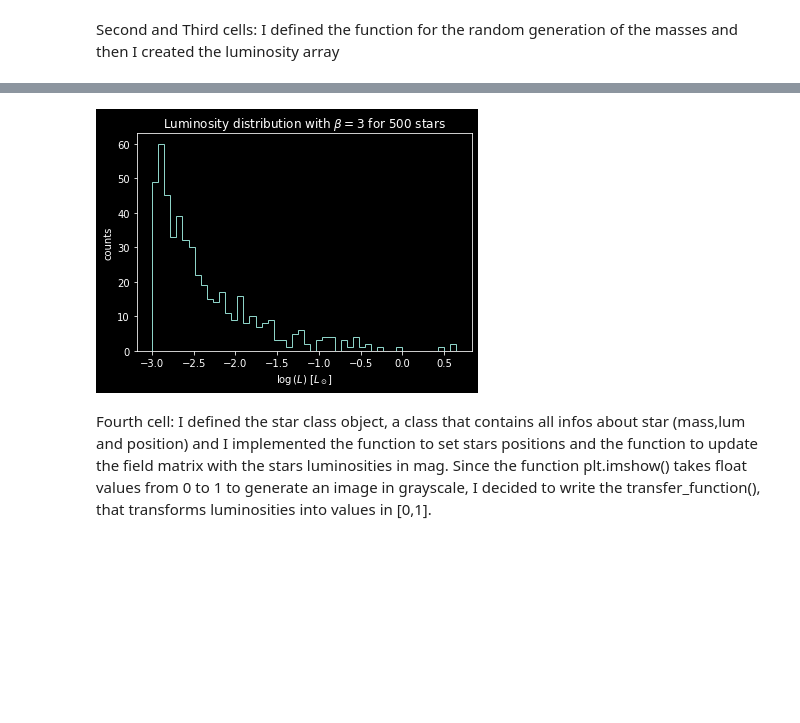
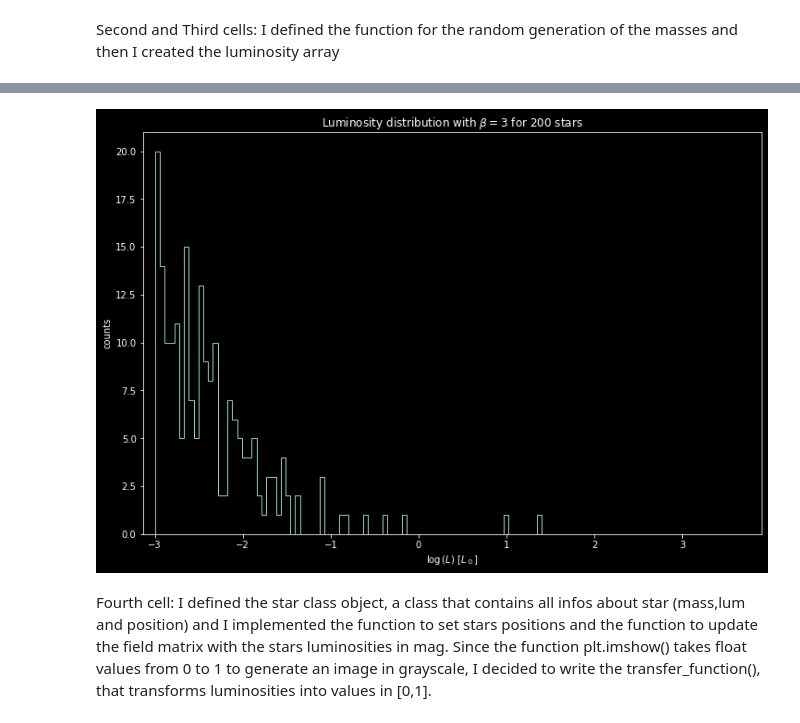
Before and after one commit to 00-berni/proj_2, a Jupyter notebook: implementation_notebook.ipynb, the cells around one changed output, grey strips where cells are left out. Saved outputs shown, nothing was run; the diff lists cells and outputs as text; code cells hidden in the pictures; blank space fills up the shorter version.

```diff
--- a/implementation_notebook.ipynb
+++ b/implementation_notebook.ipynb
@@ -10,9 +10,9 @@ import matplotlib.pyplot as plt
 from scipy.signal import fftconvolve
 
 # dimension of the matrix
-N = int(5e2+1)
+N = int(2e2+1)
 # number of stars
-M = int(5e2)
+M = int(2e2)
 
 ## Set parameters
 alpha = 2
@@ -33,11 +33,12 @@ Second and Third cells: I defined the function for the random generation of the
 #   distribuited like the IMF
 #	param	min	minimum imf value
 # 	param	max	maximum	imf value
+#	param	sdim	number of stars. Set to M
 #
-# 	return	m	M array of masses distributed like imf
-def generate_mass_array(min,max):
+# 	return	m	{dim} array of masses distributed like imf
+def generate_mass_array(min,max,sdim=M):
 	np.random.seed()
-	imf = np.random.rand(M)*(max-min)+min
+	imf = np.random.rand(sdim)*(max-min)+min
 	return imf**(-1/alpha)
 
 # M array of masses in solar mass unit
@@ -45,12 +46,14 @@ m = generate_mass_array(IMF_min,IMF_max)
 
 ## Plot data
 
+plt.figure(figsize=(12,8))
 plt.title(f'Mass distribution with $\\alpha = {alpha}$ and {M} stars')
-plt.hist(m,50,histtype='step')
+plt.hist(m,int(3*M/5),histtype='step')
+plt.xscale('log')
+plt.xlim(0.09,20)
 plt.xlabel('m [$M_\odot$]')
 plt.ylabel('counts')
 
-#plt.plot(m,'o-')
 
 plt.show()
 # %% [output]
@@ -58,17 +61,19 @@ plt.show()
 # %%
 # THIRD CELL
 # M array of luminosities in solar luminosity unit
 L = m**beta
 
 ## Plot data
+plt.figure(figsize=(12,8))
 plt.title(f'Luminosity distribution with $\\beta = {beta}$ for {M} stars')
-plt.hist(np.log10(L),50,histtype='step')
+plt.hist(np.log10(L),int(2*M/5),histtype='step')
+plt.xlim(np.log10(0.09)*beta,np.log10(20)*beta)
 plt.xlabel('$\log{(L)}$ [$L_\odot$]')
 plt.ylabel('counts')
 
 plt.show()
 # %% [output]
-[figure, old version]
+[figure, new version]
 # %% [markdown]
 Fourth cell: I defined the star class object, a class that contains all infos about star (mass,lum and position) and I implemented the function to set stars positions and the function to update the field matrix with the stars luminosities in mag.
 Since the function plt.imshow() takes float values from 0 to 1 to generate an image in grayscale, I decided to write the transfer_function(), that transforms luminosities into values in [0,1].
```
Also changed, not shown: parts of 6 cells of this notebook.
